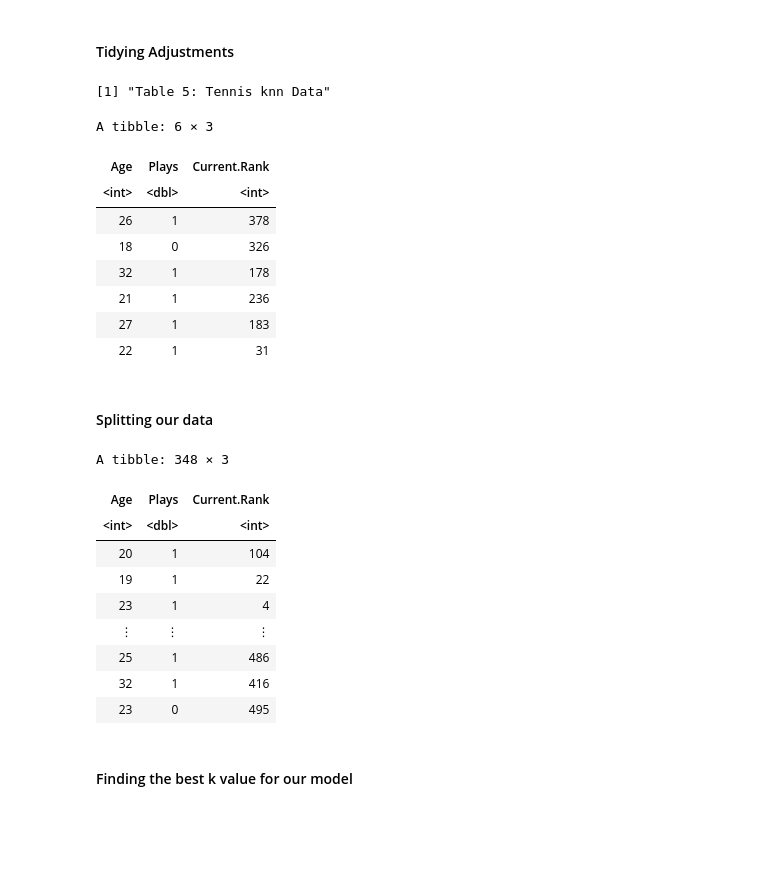
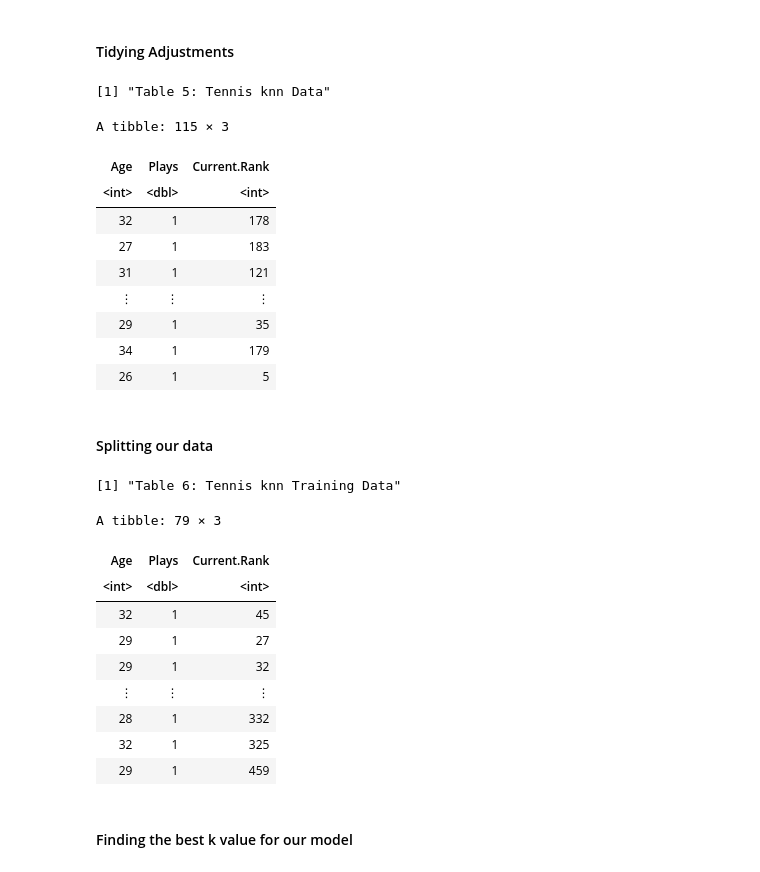
Before and after one commit to emilywang0/dsci-tennis-data-analysis, a Jupyter notebook: Proposal.ipynb, the cells around one changed output. Saved outputs shown, nothing was run; the diff lists cells and outputs as text; code cells hidden in the pictures; blank space fills up the shorter version.

```diff
--- a/Proposal.ipynb
+++ b/Proposal.ipynb
@@ -309,43 +309,49 @@ In this section, we will do another analysis, this time using knn regrression to
 # %%
 tennis_selected <- tennis |> #here we deselect hieght as we already know its a poor predictor
 select(-Height)
 
 tennis_knn_mutate <- tennis_selected |> #here we mutate Plays to a numerical column
 mutate(Plays = case_when(Plays == "Right-handed" ~ 1,
                  Plays == "Left-handed" ~ 0,
                         ))
 
+# Omit all NAs in data so model will not have trouble making predictions due to the missing values
+tennis_knn_mutate <- na.omit(tennis_knn_mutate)
+
 print("Table 5: Tennis knn Data")
-head(tennis_knn_mutate)
+tennis_knn_mutate
 # %% [output]
 [1] "Table 5: Tennis knn Data"
-A tibble: 6 × 3
+A tibble: 115 × 3
 | Age | Plays | Current.Rank |
 | <int> | <dbl> | <int> |
-| 26 | 1 | 378 |
-| 18 | 0 | 326 |
 | 32 | 1 | 178 |
-| 21 | 1 | 236 |
 | 27 | 1 | 183 |
-| 22 | 1 | 31 |
+| 31 | 1 | 121 |
+| ⋮ | ⋮ | ⋮ |
+| 29 | 1 | 35 |
+| 34 | 1 | 179 |
+| 26 | 1 | 5 |
 # %% [markdown]
 #### Splitting our data
 # %%
 tennis_knn_split <- initial_split(tennis_knn_mutate, prop = 0.7, strata = Current.Rank)
 tennis_knn_train <- training(tennis_knn_split)
 tennis_knn_test <- testing(tennis_knn_split)
+print("Table 6: Tennis knn Training Data")
 tennis_knn_train
 # %% [output]
-A tibble: 348 × 3
+[1] "Table 6: Tennis knn Training Data"
+A tibble: 79 × 3
 | Age | Plays | Current.Rank |
 | <int> | <dbl> | <int> |
-| 20 | 1 | 104 |
-| 19 | 1 | 22 |
-| 23 | 1 | 4 |
+| 32 | 1 | 45 |
+| 29 | 1 | 27 |
+| 29 | 1 | 32 |
 | ⋮ | ⋮ | ⋮ |
-| 25 | 1 | 486 |
-| 32 | 1 | 416 |
-| 23 | 0 | 495 |
+| 28 | 1 | 332 |
+| 32 | 1 | 325 |
+| 29 | 1 | 459 |
 # %% [markdown]
 #### Finding the best k value for our model
 # %%
```
Also changed, not shown: parts of 4 cells of this notebook.
